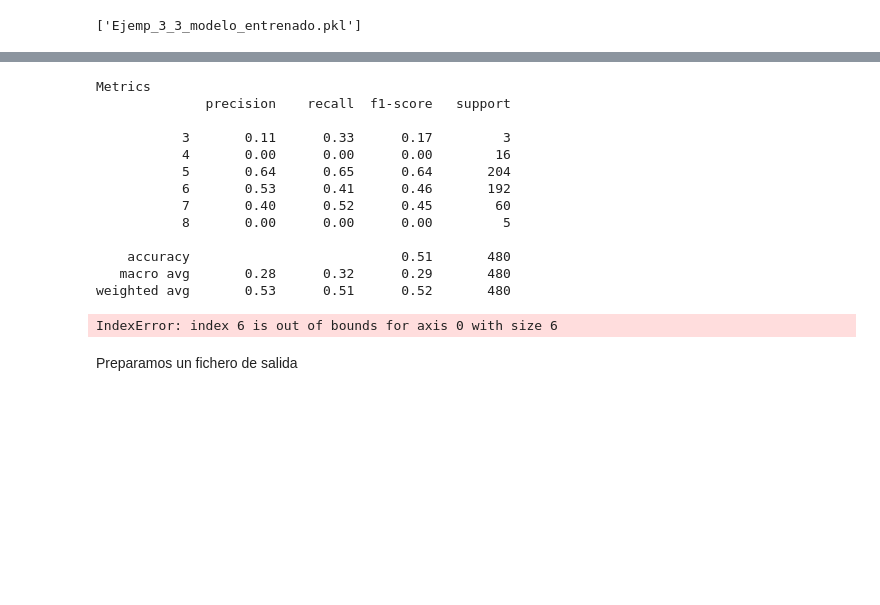
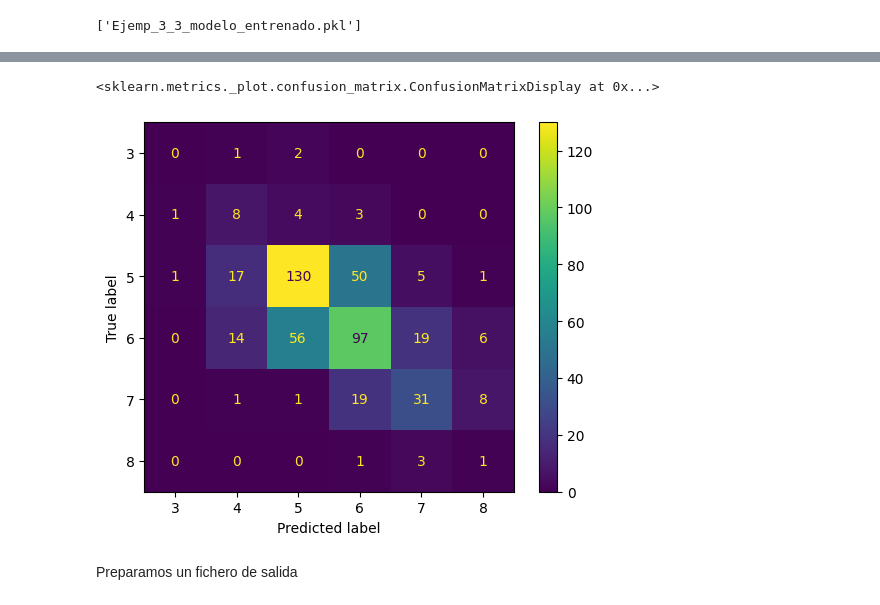
Before and after one commit to Javiert54/bigData, a Jupyter notebook: CEIABD_SNS/UT3 - Algoritmos y herramientas para el aprendizaje supervisado/Actividad 3.5 – Clasificación de vinos/Ejemplo_3_3_Clasificación_con_Naive_Bayes_(Heart_Diseases).ipynb, the cells around one changed output, grey strips where cells are left out. Drawn from its saved outputs; the diff is of its cells as text; code cells hidden in the pictures; blank space fills up the shorter version.

```diff
--- a/CEIABD_SNS/UT3 - Algoritmos y herramientas para el aprendizaje supervisado/Actividad 3.5 – Clasificación de vinos/Ejemplo_3_3_Clasificación_con_Naive_Bayes_(Heart_Diseases).ipynb
+++ b/CEIABD_SNS/UT3 - Algoritmos y herramientas para el aprendizaje supervisado/Actividad 3.5 – Clasificación de vinos/Ejemplo_3_3_Clasificación_con_Naive_Bayes_(Heart_Diseases).ipynb
@@ -365,22 +365,11 @@ clf_entrenado.score(X_test, y_test) # Obtenemos la precisión
 # %%
 #Volvemos a realizar la validaión final y obtenenmos la matriz de confusión para ver que coincide con la anterior
 y_pred = clf_entrenado.predict(X_test)
-plot_confusion_matrix(y_test, y_pred , classes = unique_labels(y_test, y_pred), normalize=False)
+conf_matrix = confusion_matrix(y_test, y_pred, labels=labels)
+ConfusionMatrixDisplay(conf_matrix, display_labels=labels).plot()
 # %% [output]
-Metrics
-              precision    recall  f1-score   support
-
-           3       0.11      0.33      0.17         3
-           4       0.00      0.00      0.00        16
-           5       0.64      0.65      0.64       204
-           6       0.53      0.41      0.46       192
-           7       0.40      0.52      0.45        60
-           8       0.00      0.00      0.00         5
-
-    accuracy                           0.51       480
-   macro avg       0.28      0.32      0.29       480
-weighted avg       0.53      0.51      0.52       480
+<sklearn.metrics._plot.confusion_matrix.ConfusionMatrixDisplay at 0x...>
-IndexError: index 6 is out of bounds for axis 0 with size 6
+[figure, added]
 # %% [markdown]
 Preparamos un fichero de salida
 # %%
```
Also changed, not shown: parts of 5 cells of this notebook, 2 other files.
